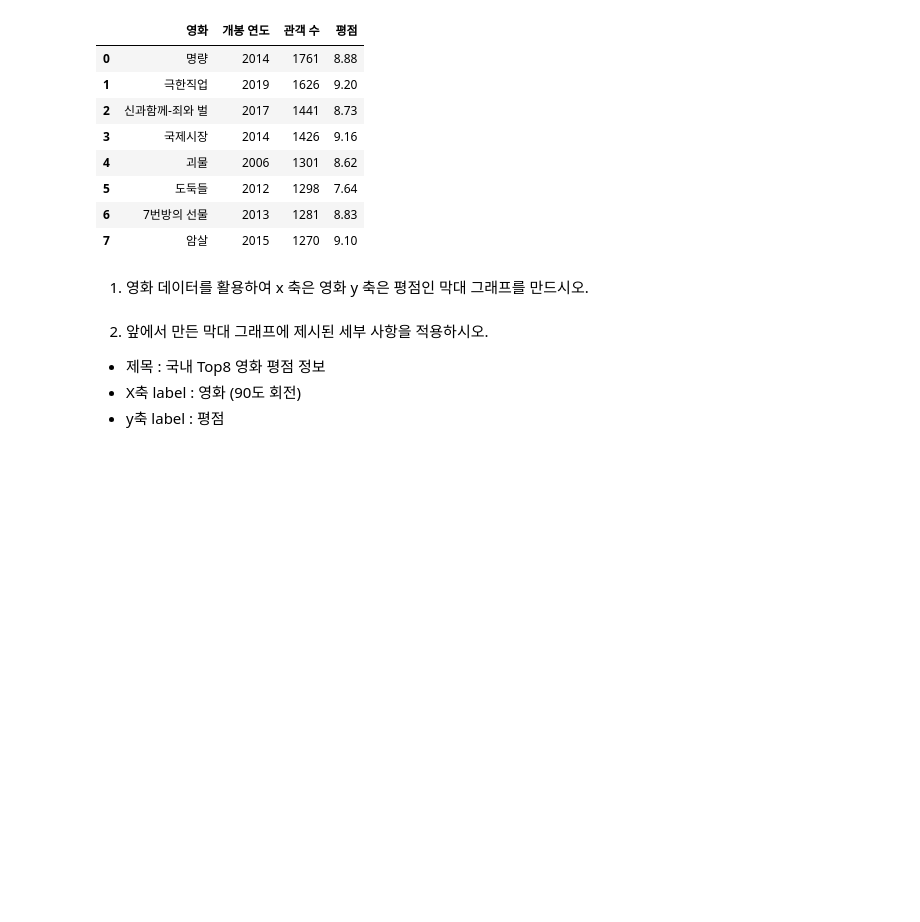
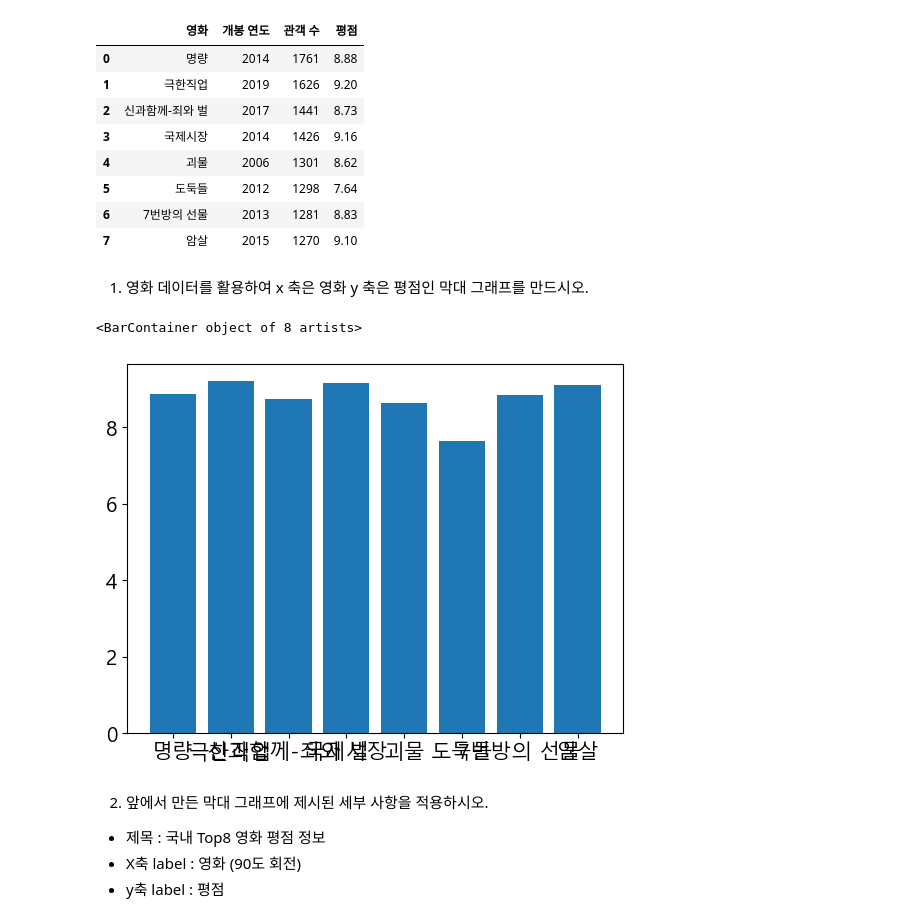
Before and after one commit to ksehwa/python, a Jupyter notebook: PythonDataWorkspace/Matplotlib/15. 퀴즈.ipynb, the cells around one changed output. Cells and saved outputs as stored; diff of their text form; code cells hidden in the pictures; blank space fills up the shorter version.

```diff
--- a/PythonDataWorkspace/Matplotlib/15. 퀴즈.ipynb
+++ b/PythonDataWorkspace/Matplotlib/15. 퀴즈.ipynb
@@ -29,6 +29,16 @@ df
 | 7 | 암살 | 2015 | 1270 | 9.10 |
 # %% [markdown]
 1) 영화 데이터를 활용하여 x 축은 영화 y 축은 평점인 막대 그래프를 만드시오.
+# %%
+movie = df['영화']
+star =  df['평점']
+
+plt.bar(movie, star)
+
+# plt.bar(df['영화], df['평점'])
+# %% [output]
+<BarContainer object of 8 artists>
+[figure, added]
 # %% [markdown]
 2. 앞에서 만든 막대 그래프에 제시된 세부 사항을 적용하시오.
 - 제목 : 국내 Top8 영화 평점 정보
```
Also changed, not shown: parts of 4 cells of this notebook, 15 other files.
